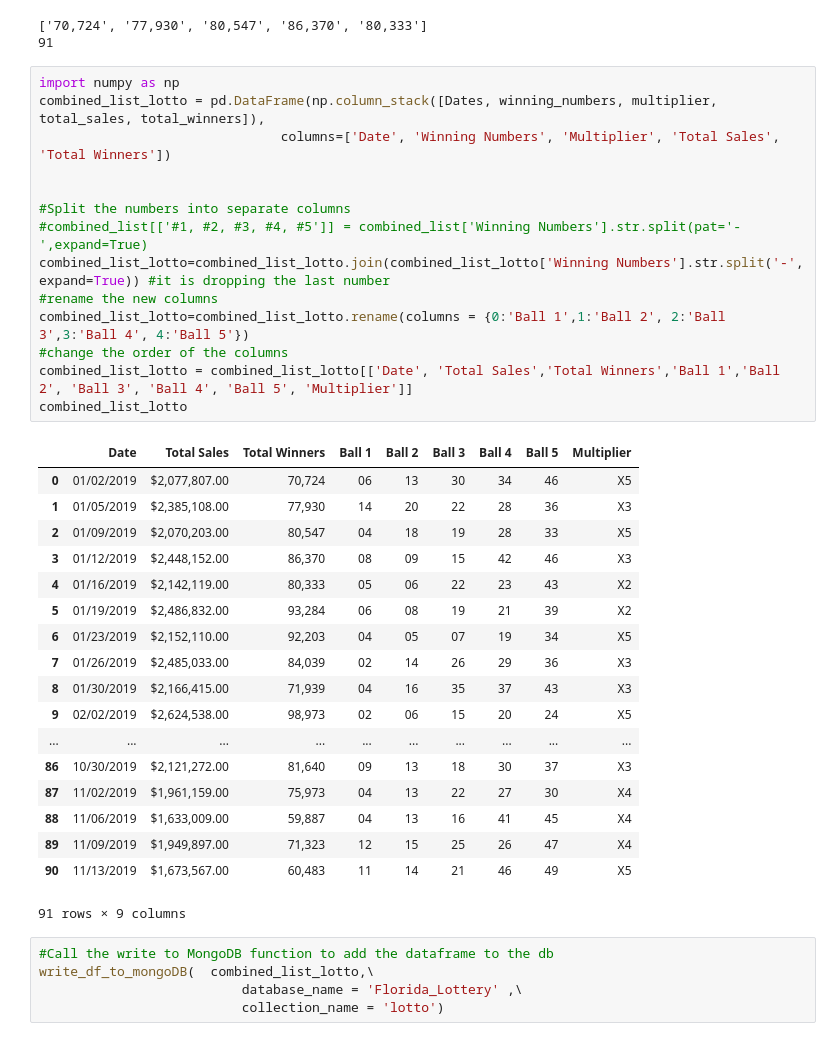
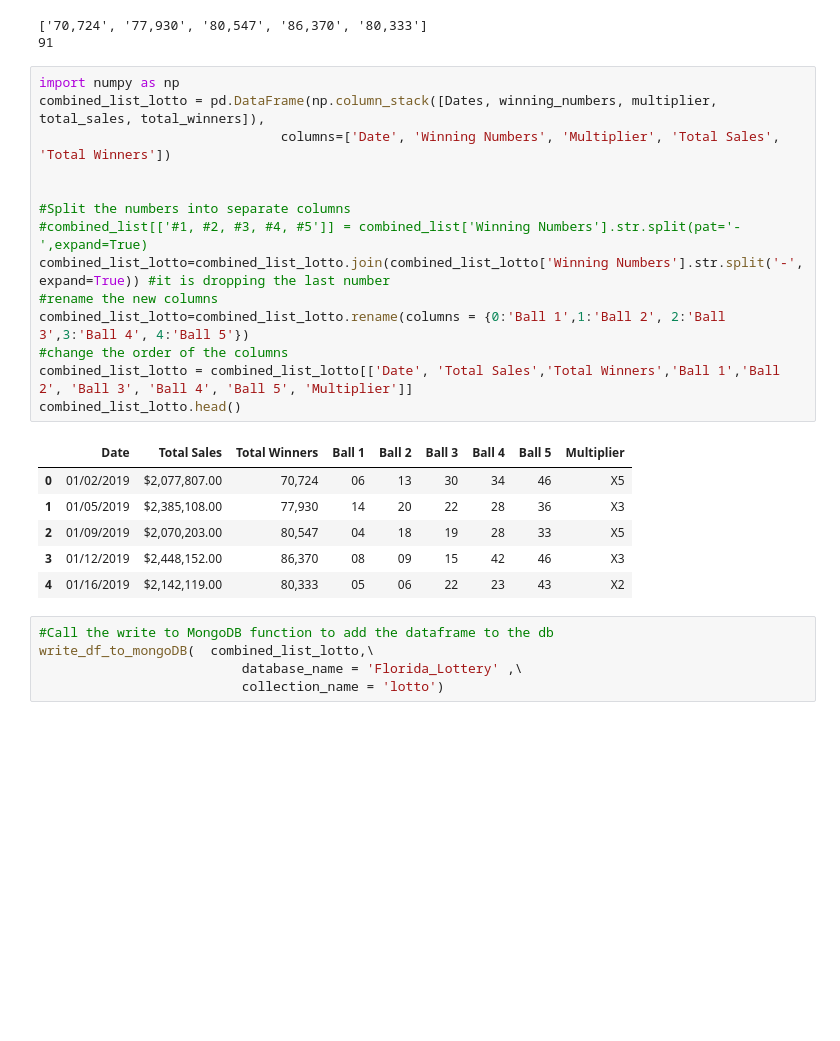
Before and after one commit to feldtmam/Florida_Lottery_ETL_Project, a Jupyter notebook: Florida_lottery_payouts2019.ipynb, the cells around one changed output. Drawn from its saved outputs; the diff is of its cells as text; blank space fills up the shorter version.

```diff
--- a/Florida_lottery_payouts2019.ipynb
+++ b/Florida_lottery_payouts2019.ipynb
@@ -397,36 +401,24 @@ print(len(total_winners))
 # %%
 import numpy as np
 combined_list_lotto = pd.DataFrame(np.column_stack([Dates, winning_numbers, multiplier, total_sales, total_winners]),
                                columns=['Date', 'Winning Numbers', 'Multiplier', 'Total Sales', 'Total Winners'])
 
 
 #Split the numbers into separate columns
 #combined_list[['#1, #2, #3, #4, #5']] = combined_list['Winning Numbers'].str.split(pat='-',expand=True)
 combined_list_lotto=combined_list_lotto.join(combined_list_lotto['Winning Numbers'].str.split('-', expand=True)) #it is dropping the last number
 #rename the new columns
 combined_list_lotto=combined_list_lotto.rename(columns = {0:'Ball 1',1:'Ball 2', 2:'Ball 3',3:'Ball 4', 4:'Ball 5'})
 #change the order of the columns
 combined_list_lotto = combined_list_lotto[['Date', 'Total Sales','Total Winners','Ball 1','Ball 2', 'Ball 3', 'Ball 4', 'Ball 5', 'Multiplier']]
-combined_list_lotto
+combined_list_lotto.head()
 # %% [output]
 |  | Date | Total Sales | Total Winners | Ball 1 | Ball 2 | Ball 3 | Ball 4 | Ball 5 | Multiplier |
 | 0 | 01/02/2019 | $2,077,807.00 | 70,724 | 06 | 13 | 30 | 34 | 46 | X5 |
 | 1 | 01/05/2019 | $2,385,108.00 | 77,930 | 14 | 20 | 22 | 28 | 36 | X3 |
 | 2 | 01/09/2019 | $2,070,203.00 | 80,547 | 04 | 18 | 19 | 28 | 33 | X5 |
 | 3 | 01/12/2019 | $2,448,152.00 | 86,370 | 08 | 09 | 15 | 42 | 46 | X3 |
 | 4 | 01/16/2019 | $2,142,119.00 | 80,333 | 05 | 06 | 22 | 23 | 43 | X2 |
-| 5 | 01/19/2019 | $2,486,832.00 | 93,284 | 06 | 08 | 19 | 21 | 39 | X2 |
-| 6 | 01/23/2019 | $2,152,110.00 | 92,203 | 04 | 05 | 07 | 19 | 34 | X5 |
-| 7 | 01/26/2019 | $2,485,033.00 | 84,039 | 02 | 14 | 26 | 29 | 36 | X3 |
-| 8 | 01/30/2019 | $2,166,415.00 | 71,939 | 04 | 16 | 35 | 37 | 43 | X3 |
-| 9 | 02/02/2019 | $2,624,538.00 | 98,973 | 02 | 06 | 15 | 20 | 24 | X5 |
-| ... | ... | ... | ... | ... | ... | ... | ... | ... | ... |
-| 86 | 10/30/2019 | $2,121,272.00 | 81,640 | 09 | 13 | 18 | 30 | 37 | X3 |
-| 87 | 11/02/2019 | $1,961,159.00 | 75,973 | 04 | 13 | 22 | 27 | 30 | X4 |
-| 88 | 11/06/2019 | $1,633,009.00 | 59,887 | 04 | 13 | 16 | 41 | 45 | X4 |
-| 89 | 11/09/2019 | $1,949,897.00 | 71,323 | 12 | 15 | 25 | 26 | 47 | X4 |
-| 90 | 11/13/2019 | $1,673,567.00 | 60,483 | 11 | 14 | 21 | 46 | 49 | X5 |
-91 rows × 9 columns
 # %%
 #Call the write to MongoDB function to add the dataframe to the db
 write_df_to_mongoDB(  combined_list_lotto,\
```
Also changed, not shown: parts of 19 cells of this notebook.
